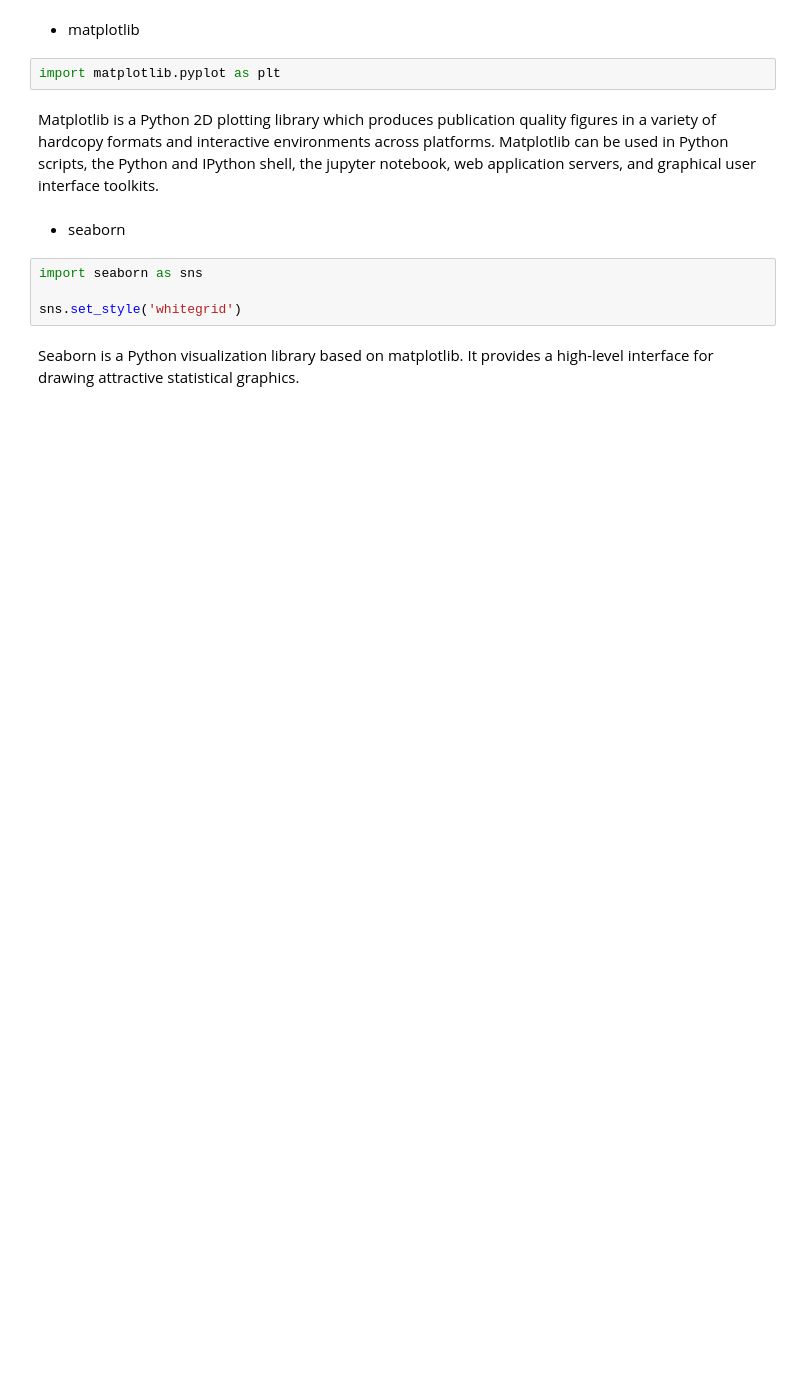
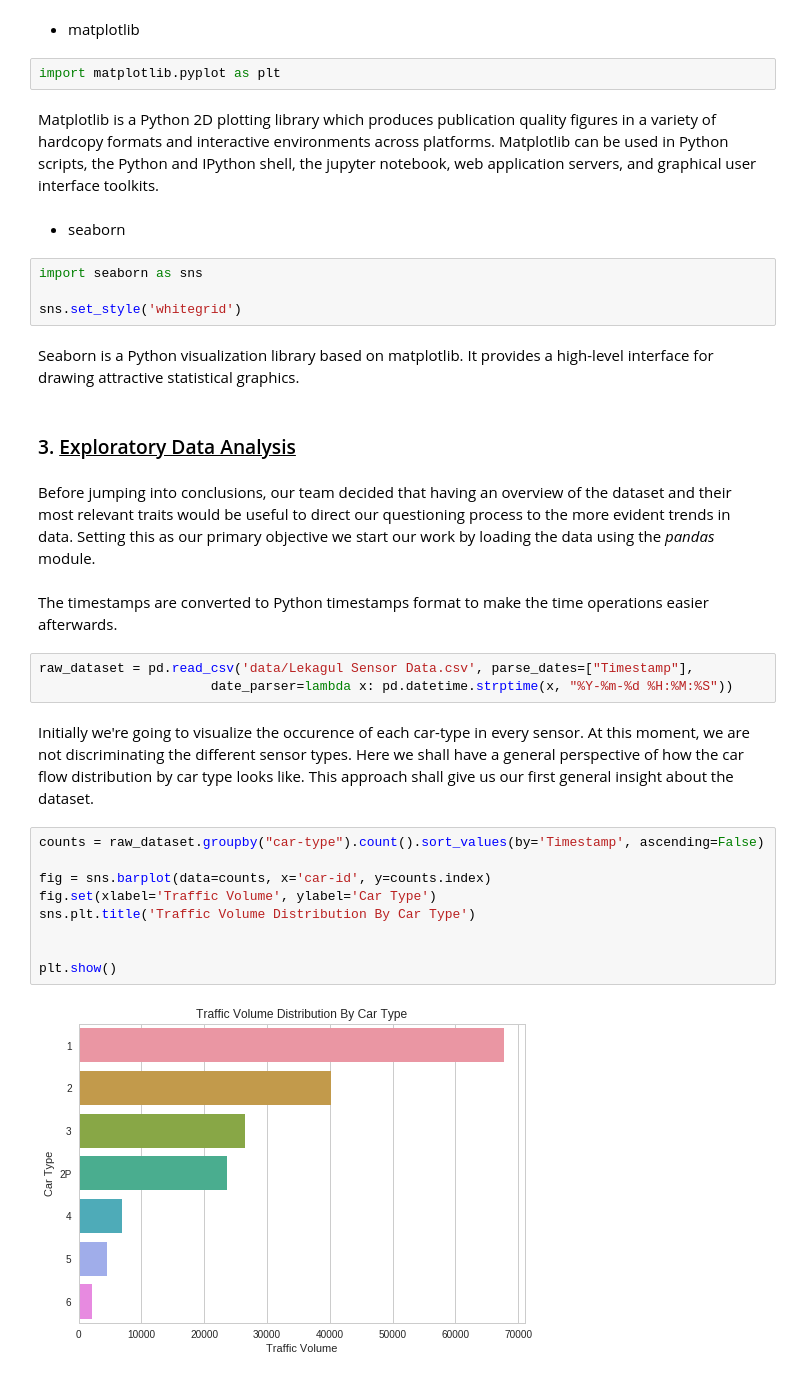
Before and after one commit to dmrib/daytripper, a Jupyter notebook: VASTChallenge2017.ipynb, the cells around one changed output. Saved outputs shown, nothing was run; the diff lists cells and outputs as text; blank space fills up the shorter version.

Commit message:
Started exploratory data analysis

```diff
--- a/VASTChallenge2017.ipynb
+++ b/VASTChallenge2017.ipynb
@@ -59,3 +59,25 @@ import seaborn as sns
 sns.set_style('whitegrid')
 # %% [markdown]
 <p>Seaborn is a Python visualization library based on matplotlib. It provides a high-level interface for drawing attractive statistical graphics.</p>
+# %% [markdown]
+<h3>3. <u>Exploratory Data Analysis</u></h3>
+# %% [markdown]
+<p>Before jumping into conclusions, our team decided that having an overview of the dataset and their most relevant traits would be useful to direct our questioning process to the more evident trends in data. Setting this as our primary objective we start our work by loading the data using the <i>pandas</i> module.</p>
+# %% [markdown]
+<p>The timestamps are converted to Python timestamps format to make the time operations easier afterwards.</p>
+# %%
+raw_dataset = pd.read_csv('data/Lekagul Sensor Data.csv', parse_dates=["Timestamp"],
+                      date_parser=lambda x: pd.datetime.strptime(x, "%Y-%m-%d %H:%M:%S"))
+# %% [markdown]
+<p>Initially we're going to visualize the occurence of each car-type in every sensor. At this moment, we are not discriminating the different sensor types. Here we shall have a general perspective of how the car flow distribution by car type looks like. This approach shall give us our first general insight about the dataset.</p>
+# %%
+counts = raw_dataset.groupby("car-type").count().sort_values(by='Timestamp', ascending=False)
+
+fig = sns.barplot(data=counts, x='car-id', y=counts.index)
+fig.set(xlabel='Traffic Volume', ylabel='Car Type')
+sns.plt.title('Traffic Volume Distribution By Car Type')
+
+
+plt.show()
+# %% [output]
+[figure, added]
```
Also changed, not shown: parts of 4 cells of this notebook.
